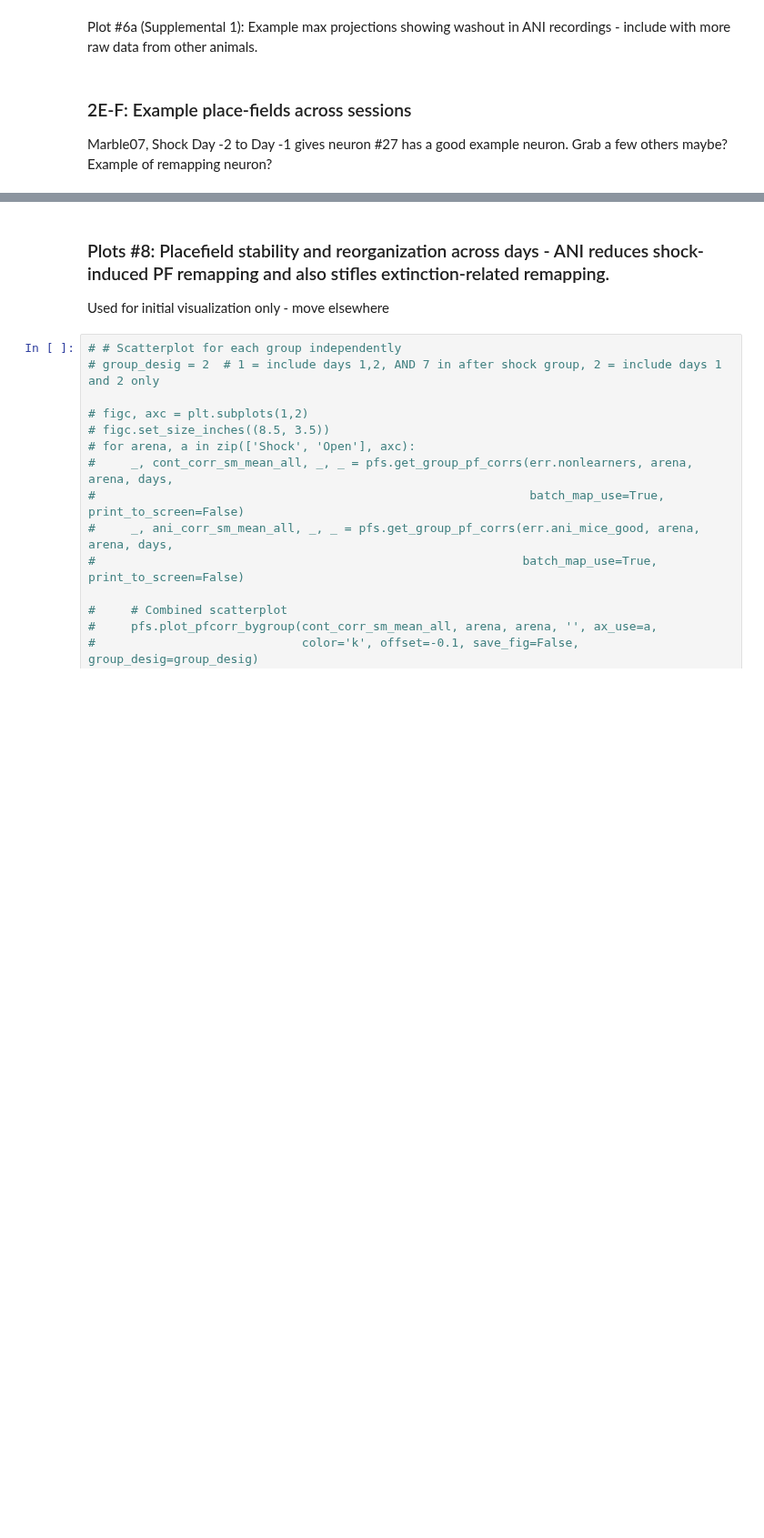
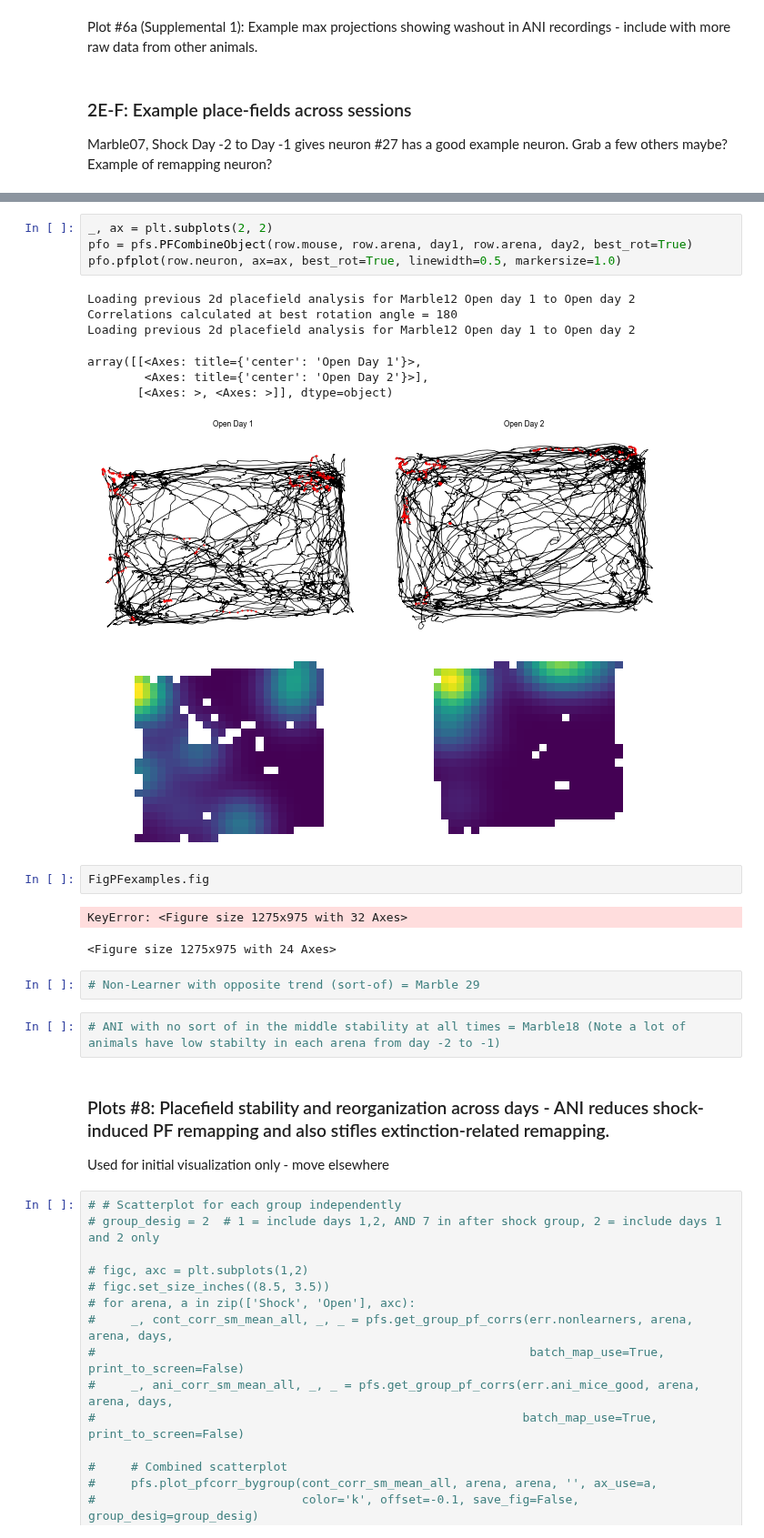
Before and after one commit to nkinsky/Eraser, a Jupyter notebook: Notebooks/Figure2_and_S4-5.ipynb, the cells around one changed output, grey strips where cells are left out. Shown at 91% size. Drawn from its saved outputs; the diff is of its cells as text; blank space fills up the shorter version.

```diff
--- a/Notebooks/Figure2_and_S4-5.ipynb
+++ b/Notebooks/Figure2_and_S4-5.ipynb
@@ -540,3 +606,24 @@ PFS1.pfplot(nneuron, ax=axp2, linewidth=0.5, markersize=1.0)
+# %%
+_, ax = plt.subplots(2, 2)
+pfo = pfs.PFCombineObject(row.mouse, row.arena, day1, row.arena, day2, best_rot=True)
+pfo.pfplot(row.neuron, ax=ax, best_rot=True, linewidth=0.5, markersize=1.0)
+# %% [output]
+Loading previous 2d placefield analysis for Marble12 Open day 1 to Open day 2
+Correlations calculated at best rotation angle = 180
+Loading previous 2d placefield analysis for Marble12 Open day 1 to Open day 2
+array([[<Axes: title={'center': 'Open Day 1'}>,
+        <Axes: title={'center': 'Open Day 2'}>],
+       [<Axes: >, <Axes: >]], dtype=object)
+[figure, added]
+# %%
+FigPFexamples.fig
+# %% [output]
+KeyError: <Figure size 1275x975 with 32 Axes>
+<Figure size 1275x975 with 24 Axes>
+# %%
+# Non-Learner with opposite trend (sort-of) = Marble 29
+# %%
+# ANI with no sort of in the middle stability at all times = Marble18 (Note a lot of animals have low stabilty in each arena from day -2 to -1)
 # %% [markdown]
 ### Plots #8: Placefield stability and reorganization across days - ANI reduces shock-induced PF remapping and also stifles extinction-related remapping.
 
```
Also changed, not shown: parts of 78 cells of this notebook, 1 other file.
